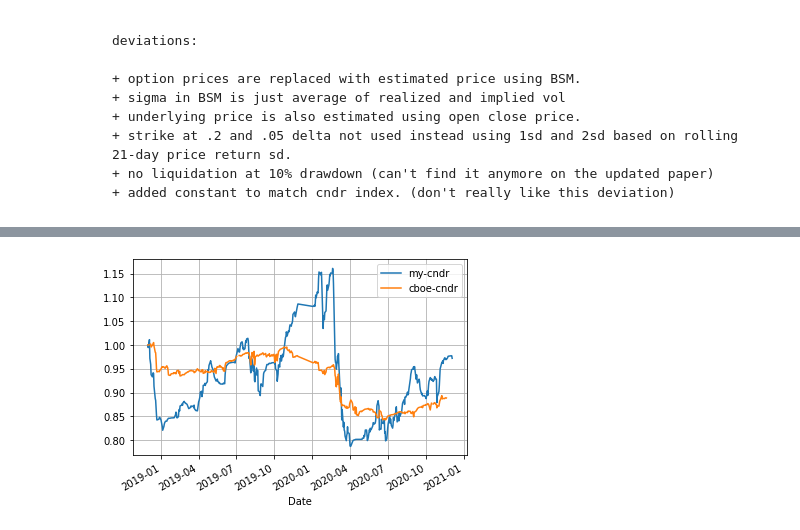
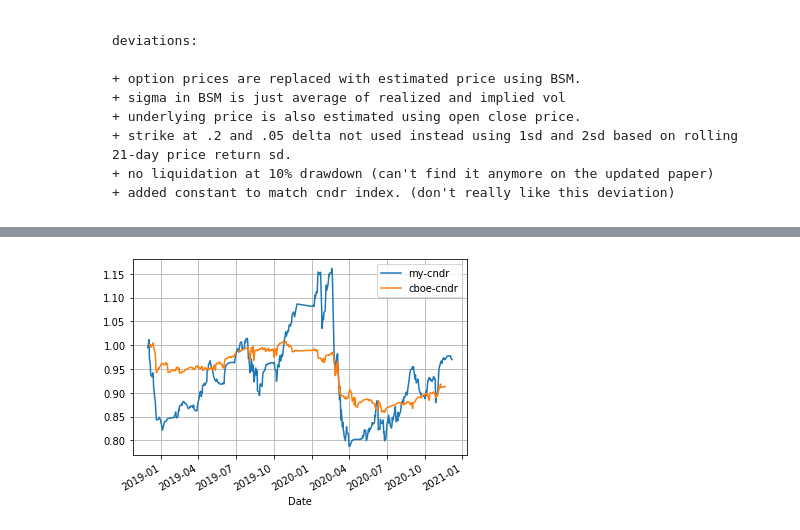
Before and after one commit to pangyuteng/public-misc, a Jupyter notebook: finance/basics/cboe-cndr-replica.ipynb, the cells around one changed output, grey strips where cells are left out. Cells and saved outputs as stored; diff of their text form; code cells hidden in the pictures.

Commit message:
wip cboe-cndr

```diff
--- a/finance/basics/cboe-cndr-replica.ipynb
+++ b/finance/basics/cboe-cndr-replica.ipynb
@@ -53,6 +53,8 @@ cndr = pd.read_csv('static/CNDR_Data.csv')
 cndr.index=[datetime.datetime.strptime(x,'%m/%d/%Y').date() for x in cndr.time]
 cndr=cndr.drop(columns=['time','volume','open','high','low'])
 cndr=cndr.rename(columns={'close':'cndr'})
+cndr.cndr = cndr.cndr.ffill()
+cndr['cndr_r'] = cndr.cndr.pct_change(1)
 # %%
 cndr.head()
 # %% [output]
@@ -300,7 +307,7 @@ mdf.head()
 # %%
 (1+np.cumsum(mdf.r)).plot(label='my-cndr')
-(mdf.cndr/mdf.cndr.iloc[0]).plot(label='cboe-cndr')
+(1+np.cumsum(mdf.cndr_r)).plot(label='cboe-cndr')
 plt.legend()
 plt.grid(True)
 # %% [output]
-[figure, old version]
+[figure, new version]
```
Also changed, not shown: parts of 4 cells of this notebook.
